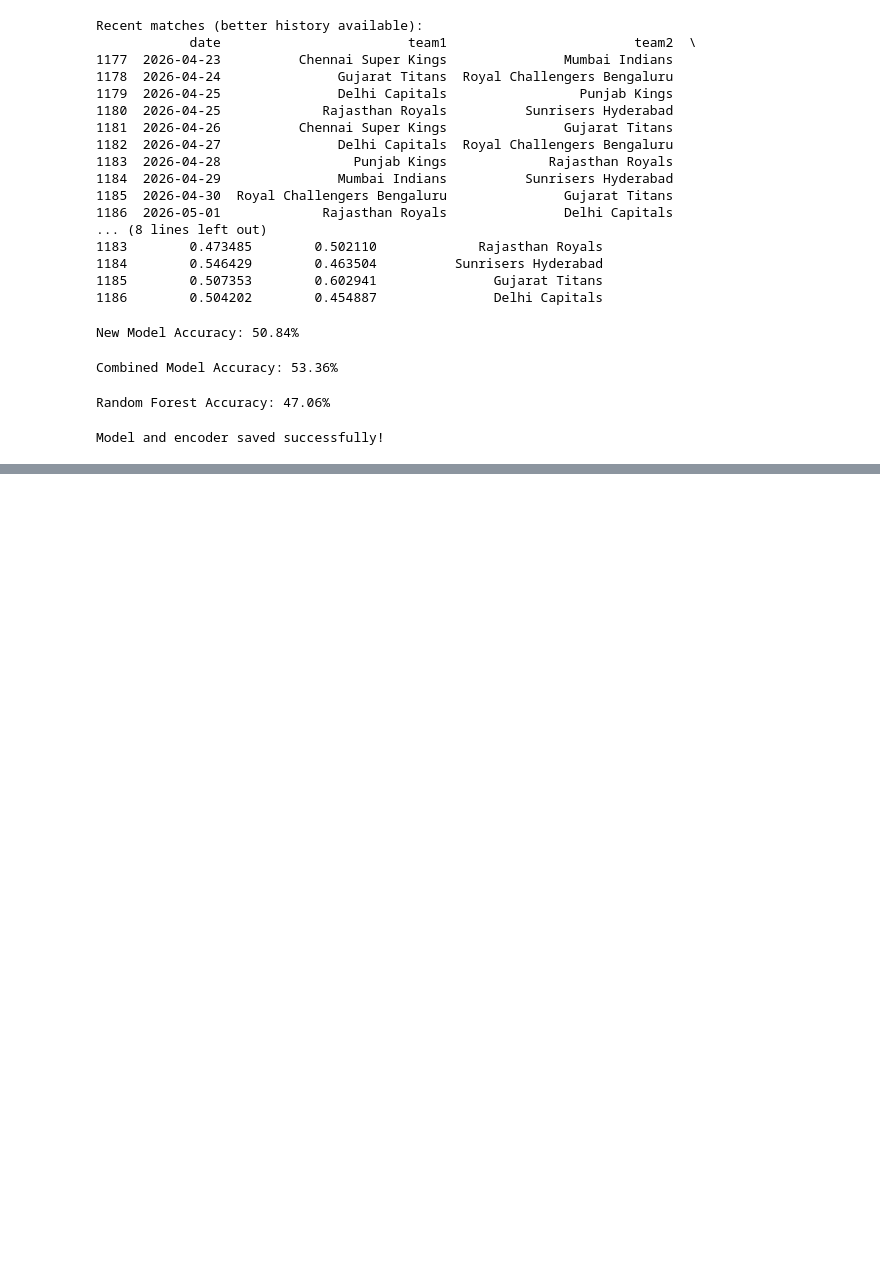
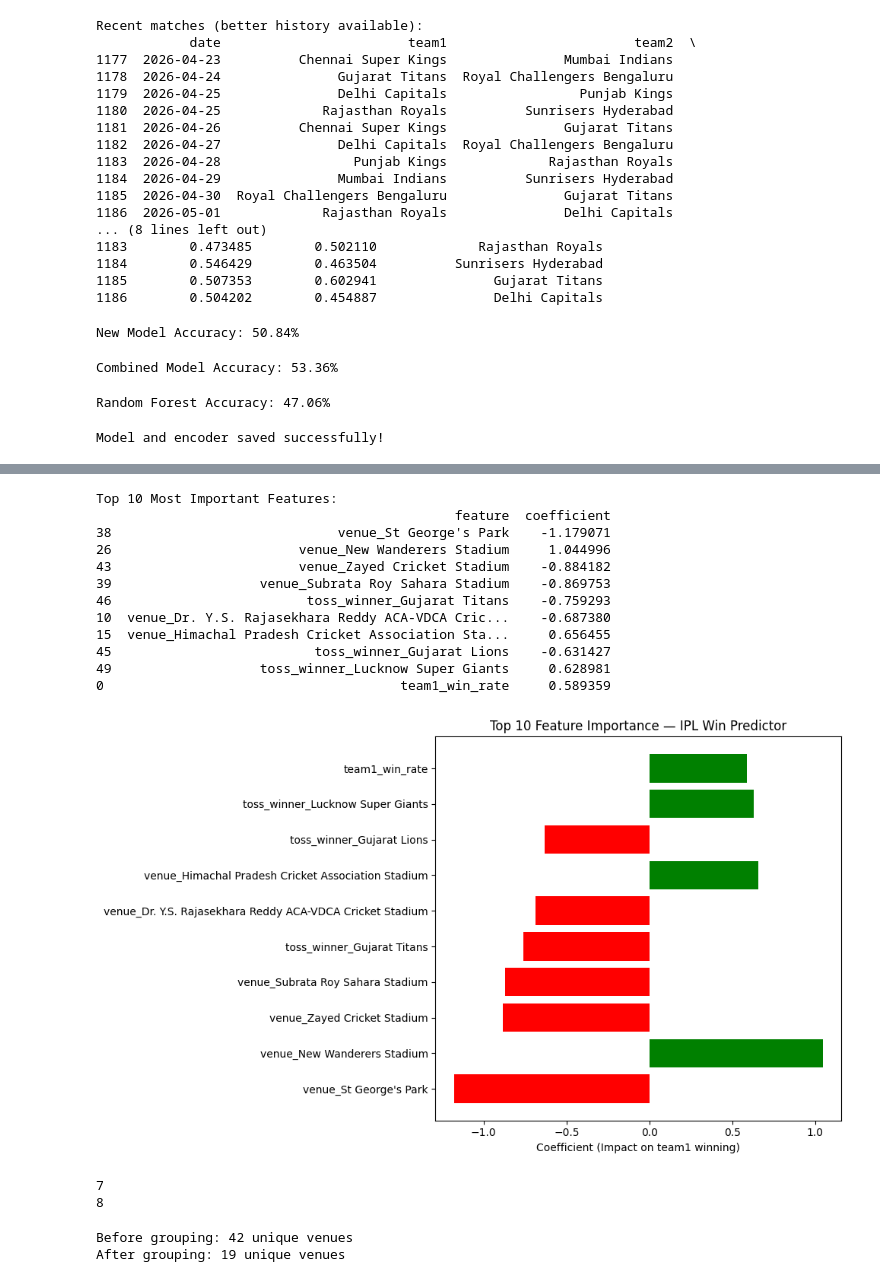
Before and after one commit to suhani2401813205-sudo/ipl-win-predictor, a Jupyter notebook: notebook/explore.ipynb, the cells around one changed output, grey strips where cells are left out. Drawn from its saved outputs; the diff is of its cells as text; code cells hidden in the pictures; blank space fills up the shorter version.

Commit message:
IPL Win rate prediction ui improvement

```diff
--- a/notebook/explore.ipynb
+++ b/notebook/explore.ipynb
@@ -574,0 +593,13 @@ Model and encoder saved successfully!
+# %%
+# Har match ke liye head-to-head calculate karo
+h2h_rates = []
+
+for idx, row in df.iterrows():
+    h2h = get_head_to_head(row['team1'], row['team2'], row['date'], df)
+    h2h_rates.append(h2h)
+
+df['head_to_head_rate'] = h2h_rates
+
+print("Sample data with head-to-head:")
+print(df[['team1', 'team2', 'team1_win_rate', 'team2_win_rate',
+          'head_to_head_rate', 'winner']].tail(10))
@@ -574,0 +649,61 @@ Model and encoder saved successfully!
+# %%
+import matplotlib.pyplot as plt
+import numpy as np
+
+# Feature names banao
+feature_names = ['team1_win_rate', 'team2_win_rate', 'head_to_head_rate'] + \
+                 list(encoder_v4.get_feature_names_out(categorical_features_v4))
+
+# Coefficients nikalo
+coefficients = model_v4.coef_[0]
+
+# Top 10 most important features (positive ya negative, magnitude matter karta hai)
+importance_df = pd.DataFrame({
+    'feature': feature_names,
+    'coefficient': coefficients
+})
+importance_df['abs_coefficient'] = importance_df['coefficient'].abs()
+top_features = importance_df.sort_values('abs_coefficient', ascending=False).head(10)
+
+print("Top 10 Most Important Features:")
+print(top_features[['feature', 'coefficient']])
+
+# Plot karo
+plt.figure(figsize=(10, 6))
+colors = ['green' if c > 0 else 'red' for c in top_features['coefficient']]
+plt.barh(top_features['feature'], top_features['coefficient'], color=colors)
+plt.xlabel('Coefficient (Impact on team1 winning)')
+plt.title('Top 10 Feature Importance — IPL Win Predictor')
+plt.tight_layout()
+plt.show()
+# %% [output]
+Top 10 Most Important Features:
+                                              feature  coefficient
+38                             venue_St George's Park    -1.179071
+26                        venue_New Wanderers Stadium     1.044996
+43                        venue_Zayed Cricket Stadium    -0.884182
+39                   venue_Subrata Roy Sahara Stadium    -0.869753
+46                         toss_winner_Gujarat Titans    -0.759293
+10  venue_Dr. Y.S. Rajasekhara Reddy ACA-VDCA Cric...    -0.687380
+15  venue_Himachal Pradesh Cricket Association Sta...     0.656455
+45                          toss_winner_Gujarat Lions    -0.631427
+49                   toss_winner_Lucknow Super Giants     0.628981
+0                                      team1_win_rate     0.589359
+[figure, added]
+# %%
+# Check karte hain — St George's Park kitne matches mein use hua hai
+print(df[df['venue'] == "St George's Park"].shape[0])
+print(df[df['venue'] == "New Wanderers Stadium"].shape[0])
+# %% [output]
+7
+8
+# %%
+venue_counts = df['venue'].value_counts()
+rare_venues = venue_counts[venue_counts < 20].index
+df['venue_grouped'] = df['venue'].apply(lambda x: 'Other' if x in rare_venues else x)
+
+print("Before grouping:", df['venue'].nunique(), "unique venues")
+print("After grouping:", df['venue_grouped'].nunique(), "unique venues")
+# %% [output]
+Before grouping: 42 unique venues
+After grouping: 19 unique venues
```
Also changed, not shown: parts of 11 cells of this notebook, 7 other files.
